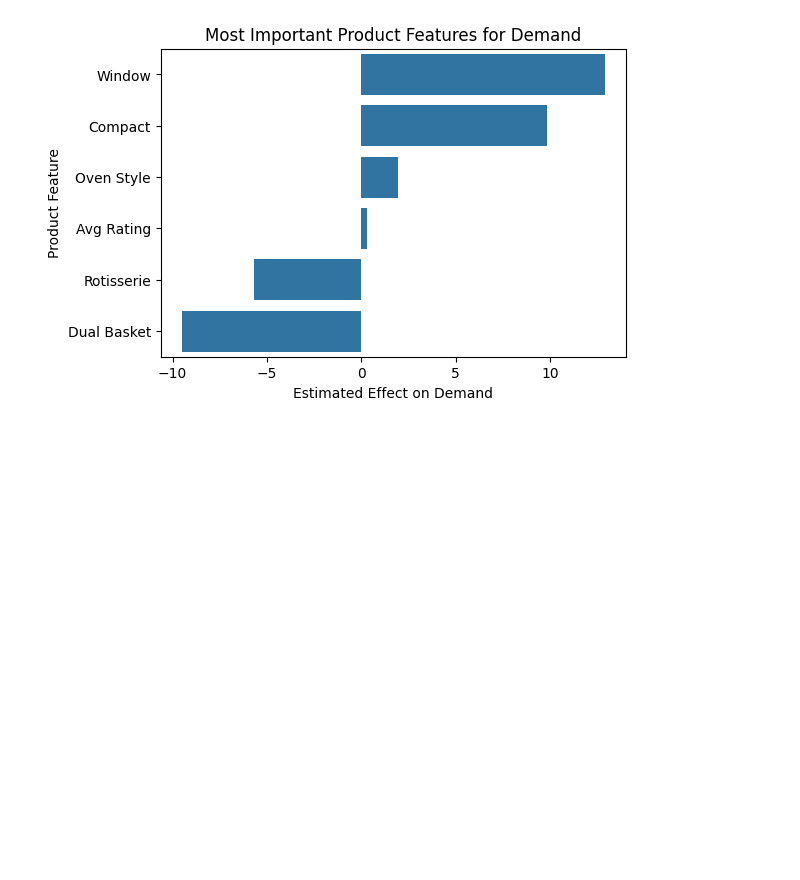
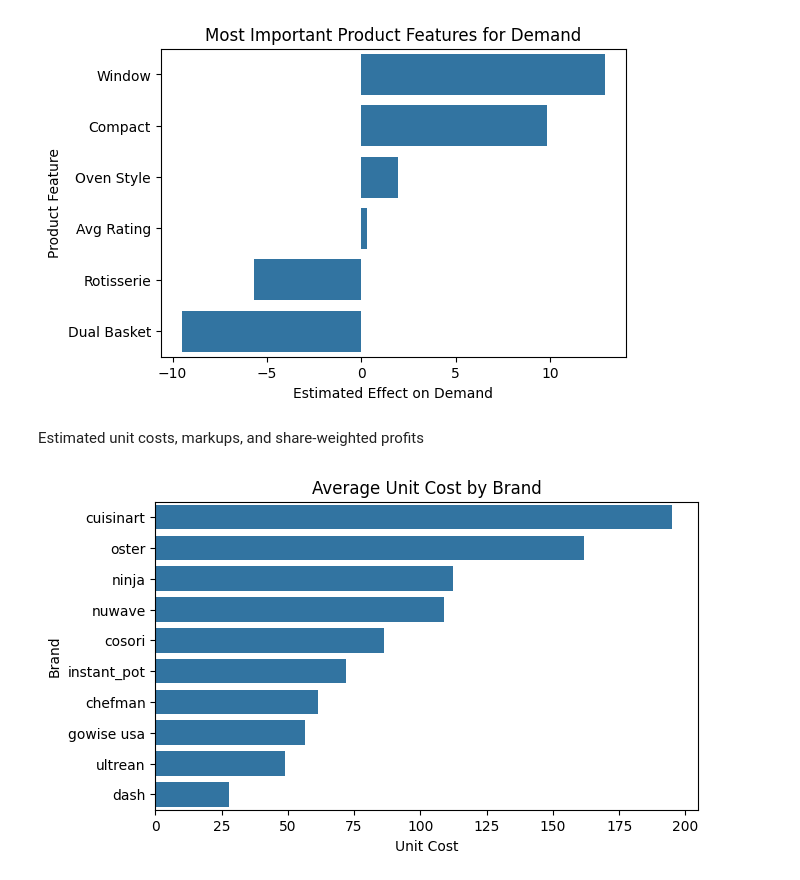
Before and after one commit to MadelineHeathh/ds3021finalproject, a Jupyter notebook: demand_estimation_lab.ipynb, the cells around one changed output. Saved outputs shown, nothing was run; the diff lists cells and outputs as text; code cells hidden in the pictures; blank space fills up the shorter version.

Commit message:
add the rest of the graphs

```diff
--- a/demand_estimation_lab.ipynb
+++ b/demand_estimation_lab.ipynb
@@ -541,3 +541,20 @@ plt.ylabel("Product Feature")
 plt.show()
 # %% [output]
 [figure]
+# %% [markdown]
+Estimated unit costs, markups, and share-weighted profits
+# %%
+# plot for unit cost by brand
+plt.figure(figsize=(7,4))
+sns.barplot(
+    data=brand_summary.sort_values("unit_cost", ascending=False),
+    x="unit_cost",
+    y="brand"
+)
+
+plt.title("Average Unit Cost by Brand")
+plt.xlabel("Unit Cost")
+plt.ylabel("Brand")
+plt.show()
+# %% [output]
+[figure, added]
```
Also changed, not shown: parts of 2 cells of this notebook.
